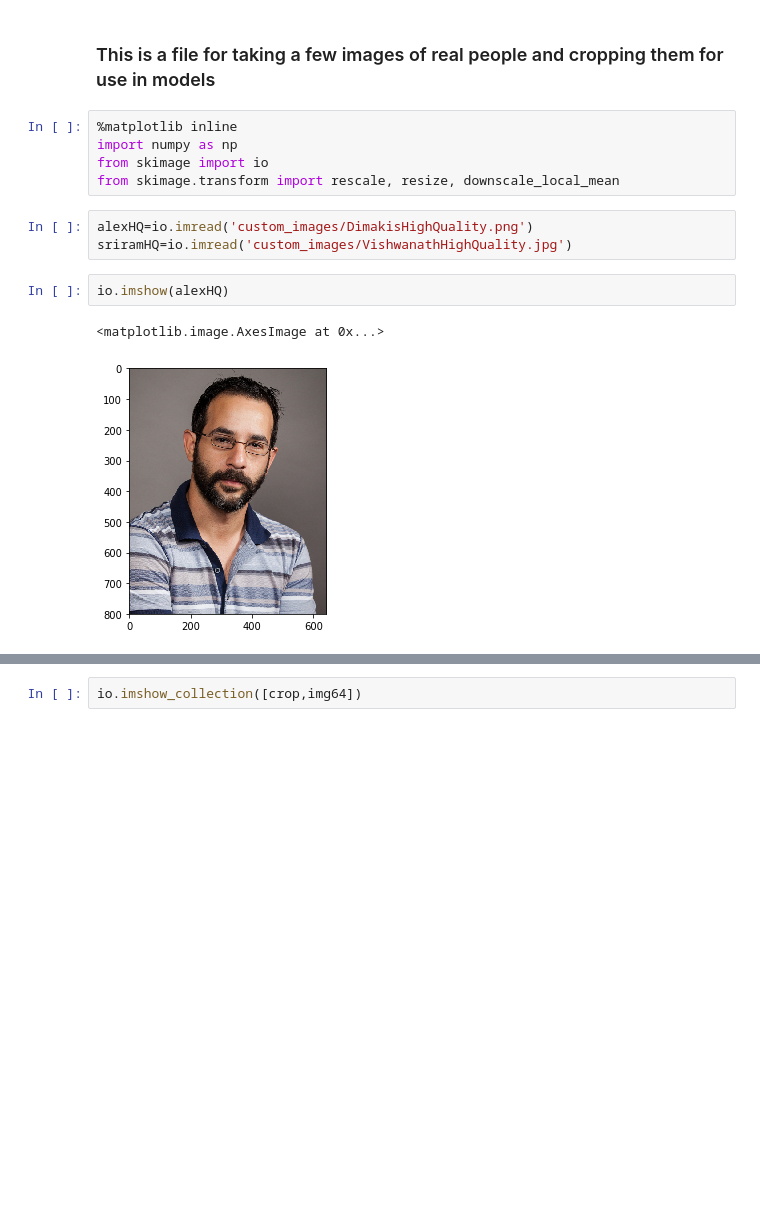
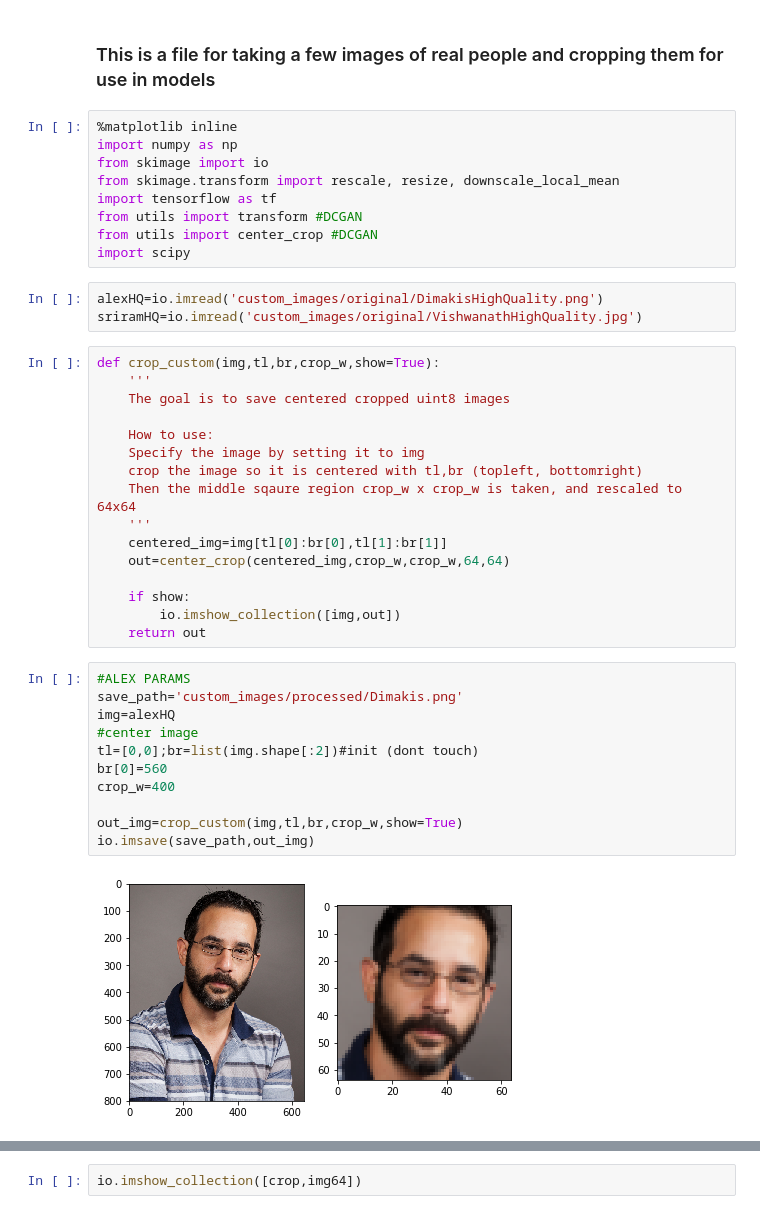
Before and after one commit to mkocaoglu/CausalGAN, a Jupyter notebook: custom_image_crop.ipynb, the cells around one changed output, grey strips where cells are left out. Cells and saved outputs as stored; diff of their text form; blank space fills up the shorter version.

```diff
--- a/custom_image_crop.ipynb
+++ b/custom_image_crop.ipynb
@@ -5,11 +5,39 @@
 import numpy as np
 from skimage import io
 from skimage.transform import rescale, resize, downscale_local_mean
+import tensorflow as tf
+from utils import transform #DCGAN
+from utils import center_crop #DCGAN
+import scipy
 # %%
-alexHQ=io.imread('custom_images/DimakisHighQuality.png')
-sriramHQ=io.imread('custom_images/VishwanathHighQuality.jpg')
+alexHQ=io.imread('custom_images/original/DimakisHighQuality.png')
+sriramHQ=io.imread('custom_images/original/VishwanathHighQuality.jpg')
-# %%
-io.imshow(alexHQ)
-# %% [output]
-<matplotlib.image.AxesImage at 0x...>
-[figure, removed]
+# %%
+def crop_custom(img,tl,br,crop_w,show=True):
+    '''
+    The goal is to save centered cropped uint8 images
+
+    How to use:
+    Specify the image by setting it to img
+    crop the image so it is centered with tl,br (topleft, bottomright)
+    Then the middle sqaure region crop_w x crop_w is taken, and rescaled to 64x64
+    '''
+    centered_img=img[tl[0]:br[0],tl[1]:br[1]]
+    out=center_crop(centered_img,crop_w,crop_w,64,64)
+
+    if show:
+        io.imshow_collection([img,out])
+    return out
+# %%
+#ALEX PARAMS
+save_path='custom_images/processed/Dimakis.png'
+img=alexHQ
+#center image
+tl=[0,0];br=list(img.shape[:2])#init (dont touch)
+br[0]=560
+crop_w=400
+
+out_img=crop_custom(img,tl,br,crop_w,show=True)
+io.imsave(save_path,out_img)
+# %% [output]
+[figure, added]
```
Also changed, not shown: parts of 9 cells of this notebook, 17 other files.
